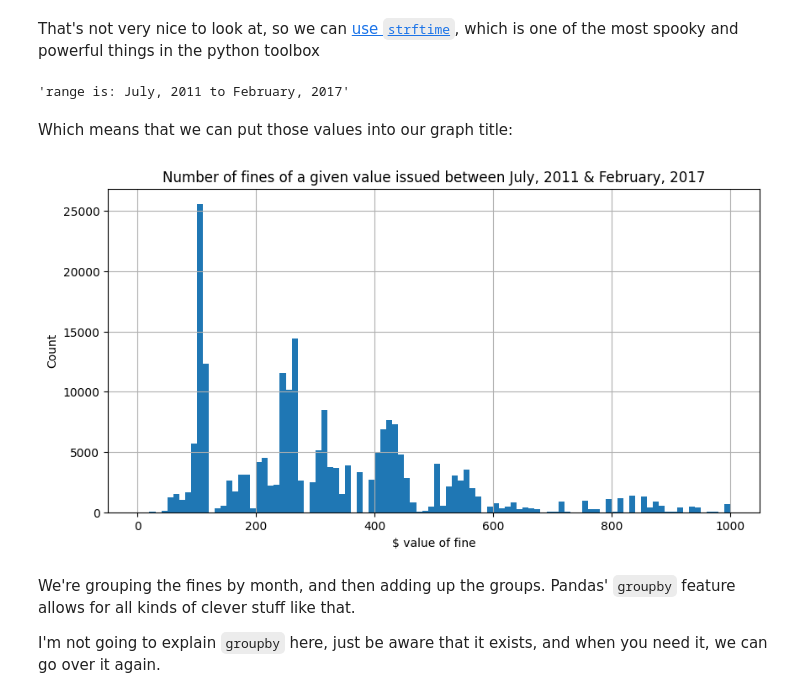
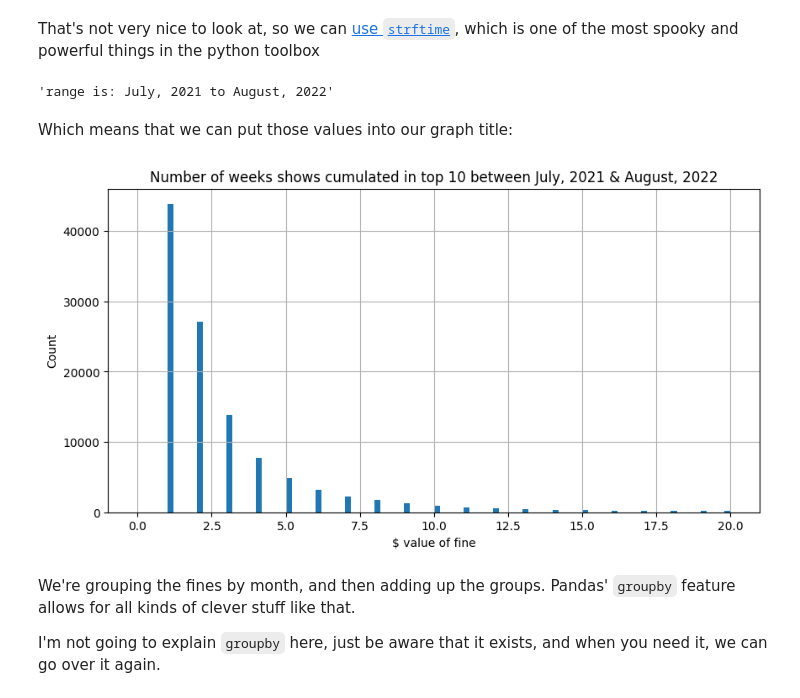
Before and after one commit to denyce-ng/CODE1161dataproject, a Jupyter notebook: basic_pandas copy.ipynb, the cells around one changed output. Drawn from its saved outputs; the diff is of its cells as text; code cells hidden in the pictures.

```diff
--- a/basic_pandas copy.ipynb
+++ b/basic_pandas copy.ipynb
@@ -500,8 +500,7 @@ The settings used here control how it's read. You can only really tell by lookin
 netflix_data = pd.read_csv(
     filepath,
     infer_datetime_format=True,
-    parse_dates=["OFFENCE_MONTH"],
-    dayfirst=True,
+    parse_dates=["week"],
 )
 netflix_data.head(2)
 # %% [output]
@@ -523,31 +521,31 @@ f"range is: {first_date} to {last_date}"
 That's not very nice to look at, so we can [use `strftime`](https://strftime.org/), which is one of the most spooky and powerful things in the python toolbox
 # %%
 date_format_pattern = "%B, %Y"
-earliest_date = datetime.strftime(penalty_data.OFFENCE_MONTH.min(), date_format_pattern)
-latest_date = datetime.strftime(penalty_data.OFFENCE_MONTH.max(), date_format_pattern)
+earliest_date = datetime.strftime(netflix_data.week.min(), date_format_pattern)
+latest_date = datetime.strftime(netflix_data.week.max(), date_format_pattern)
 f"range is: {earliest_date} to {latest_date}"
 # %% [output]
-'range is: July, 2011 to February, 2017'
+'range is: July, 2021 to August, 2022'
 # %% [markdown]
 Which means that we can put those values into our graph title:
 # %%
 number_of_bins = 100
 lower_bound = 0
-upper_bound = 1000
+upper_bound = 20
 
 plt.hist(
-    penalty_data["cumulative_weeks_in_top_10"], bins=number_of_bins, range=(lower_bound, upper_bound)
+    netflix_data["cumulative_weeks_in_top_10"], bins=number_of_bins, range=(lower_bound, upper_bound)
 )
 plt.title(
-    f"Number of fines of a given value issued between {earliest_date} & {latest_date}",
+    f"Number of weeks shows cumulated in top 10 between {earliest_date} & {latest_date}",
     fontsize=12,
 )
 plt.xlabel("$ value of fine", fontsize=10)
 plt.ylabel("Count", fontsize=10)
 plt.grid(True)
 plt.show()
 # %% [output]
-[figure, old version]
+[figure, new version]
 # %% [markdown]
 We're grouping the fines by month, and then adding up the groups. Pandas' `groupby` feature allows for all kinds of clever stuff like that.
 
```
Also changed, not shown: parts of 9 cells of this notebook, 1 other file.
